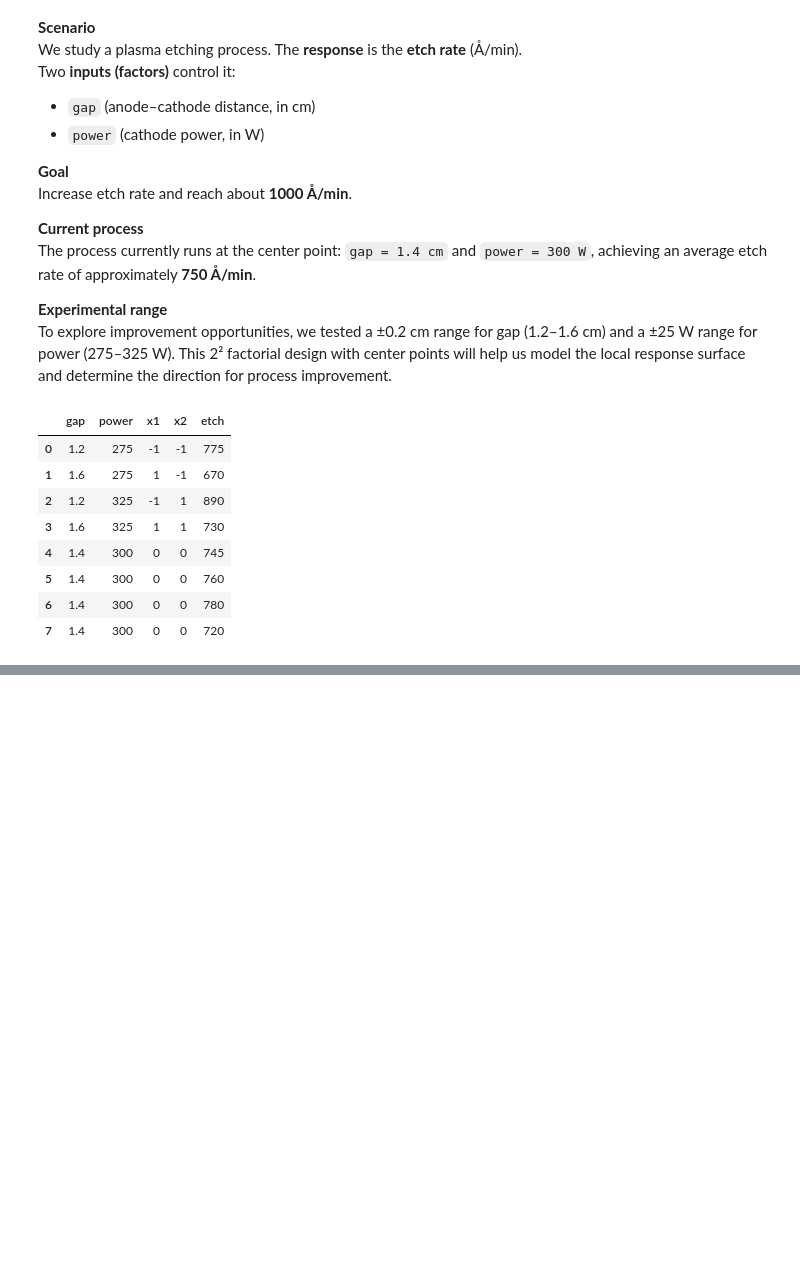
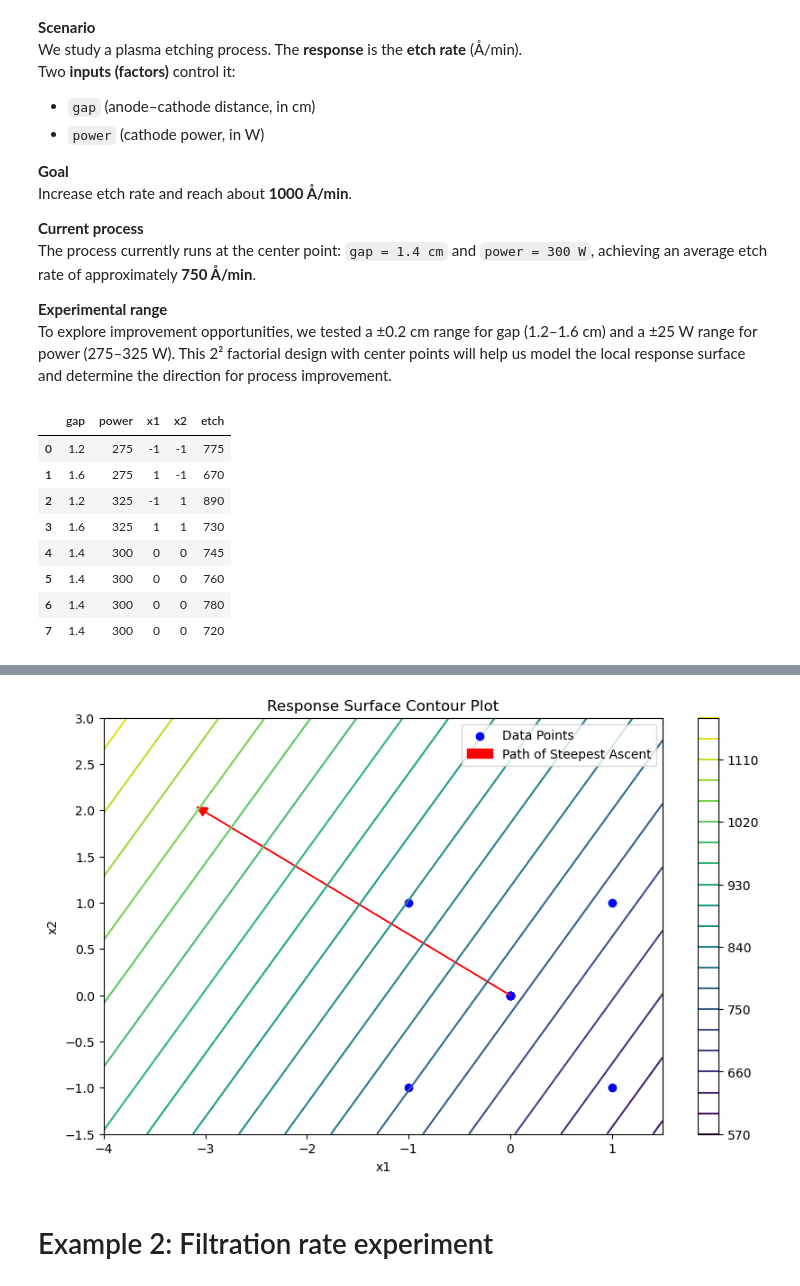
Before and after one commit to MarcelButschle/YouTube, a Jupyter notebook: path-of-steepest-ascent/path-of-steepest-ascent.ipynb, the cells around one changed output, grey strips where cells are left out. Saved outputs shown, nothing was run; the diff lists cells and outputs as text; code cells hidden in the pictures; blank space fills up the shorter version.

```diff
--- a/path-of-steepest-ascent/path-of-steepest-ascent.ipynb
+++ b/path-of-steepest-ascent/path-of-steepest-ascent.ipynb
@@ -75,0 +153,43 @@ Notes:
+# %%
+# Choose concrete steps, due to the coefficients' signs we choose negative steps for x1
+step_size_x1 = np.array([0, -1, -2, -3]) # You can adjust this as needed
+
+# and calculate corresponding steps in x2 direction
+step_size_x2 = slope_ratio * step_size_x1
+# %%
+### Visualize the path of steepest ascent ###
+
+'''
+We can visualize the path of steepest ascent within our contour plot of the response surface.
+This helps to see how the path moves through the factor space towards higher response values.
+'''
+
+# Create a grid of x1 and x2 values; extending the ranges to better visualize the path of steepest ascent
+x1_range = np.linspace(-4, 1.5, 100)
+x2_range = np.linspace(-1.5, 3, 100)
+X1, X2 = np.meshgrid(x1_range, x2_range)
+
+# Calculate the response surface
+Z = b0 + b1 * X1 + b2 * X2
+
+# Plot the contour
+plt.figure(figsize=(10, 6))
+contour = plt.contour(X1, X2, Z, levels=20, cmap="viridis")
+plt.colorbar(contour)
+plt.xlabel("x1")
+plt.ylabel("x2")
+plt.title("Response Surface Contour Plot")
+
+# Add the original data points
+plt.scatter(plasma["x1"], plasma["x2"], c='blue', label='Data Points')
+
+# Overlay the path of steepest ascent
+# plt.plot(step_size_x1, step_size_x2, marker='o', color='red', label='Path of Steepest Ascent')
+plt.arrow(0, 0, step_size_x1[-1], step_size_x2[-1], head_width=0.1, head_length=0.1, fc='red', ec='red', label='Path of Steepest Ascent')
+plt.legend()
+
+plt.show()
+# %% [output]
+[figure, added]
+# %% [markdown]
+# Example 2: Filtration rate experiment
```
Also changed, not shown: parts of 9 cells of this notebook.
